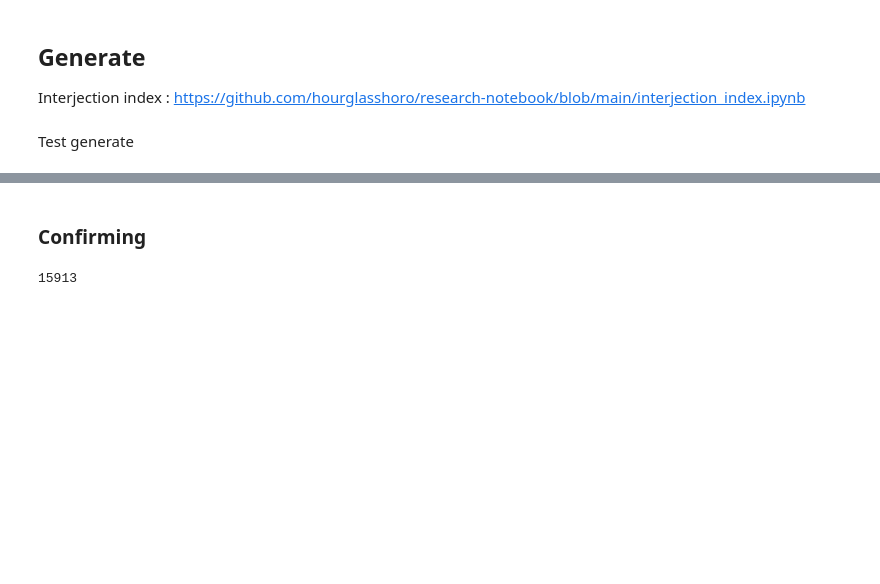
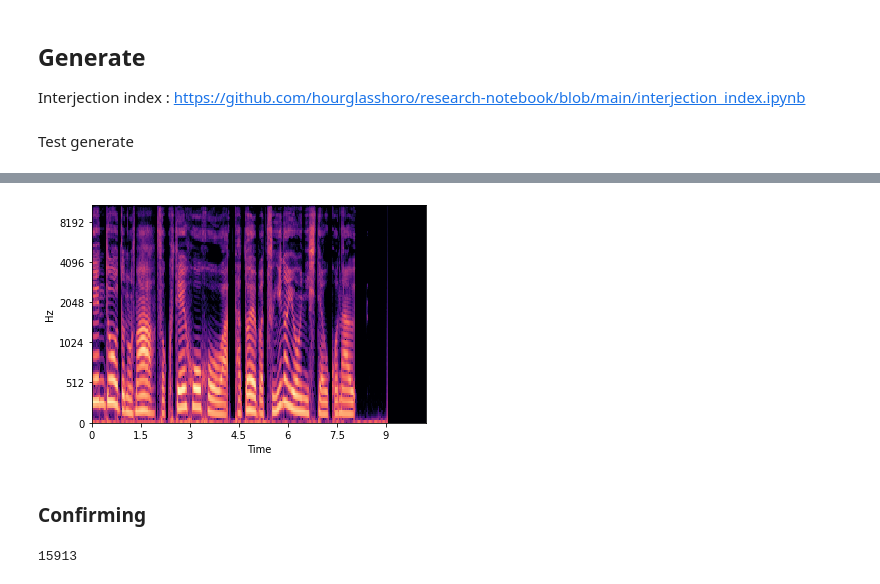
Before and after one commit to hourglasshoro/research-notebook, a Jupyter notebook: make_interjection_dataset.ipynb, the cells around one changed output, grey strips where cells are left out. Saved outputs shown, nothing was run; the diff lists cells and outputs as text; code cells hidden in the pictures; blank space fills up the shorter version.

```diff
--- a/make_interjection_dataset.ipynb
+++ b/make_interjection_dataset.ipynb
@@ -71,7 +73,7 @@ def find(condition):
     res, = np.nonzero(np.ravel(condition))
     return res
 
-def interjection(point: np.float32, wav: NDArray[Float32], sr: np.float32) -> (NDArray[Float32], np.int32, np.int32):
+def interjection(point: np.float32, wav: NDArray[Float32], silence: NDArray[Float32], sr: np.float32) -> (NDArray[Float32], np.int32, np.int32):
   """
   言い淀みの挿入ポイントに対して1〜３個の言い淀みを合成して挿入する
 
@@ -81,6 +83,8 @@ def interjection(point: np.float32, wav: NDArray[Float32], sr: np.float32) -> (N
     言い淀みの挿入ポイント（秒数）
   wav : NDArray[Float32]
     合成する元のデータ
+  silence : NDArray[Float32]
+    合成する環境音データ
   sr : np.float32
     サンプルレート
 
@@ -120,7 +124,7 @@ def interjection(point: np.float32, wav: NDArray[Float32], sr: np.float32) -> (N
     inter_wav = np.append(inter_wav, iwav)
 
     # 無音
-    inter_wav = np.append(inter_wav,np.zeros(int(sr*random.uniform(0.01, 0.3))))
+    inter_wav = np.append(inter_wav,silence[:int(sr*random.uniform(0.01, 0.3))])
 
   output = np.append(output,inter_wav)
 
@@ -238,6 +242,8 @@ output_dir = '/content/dataset'
 interjection_dirs = ['a','ano','e','eto','ma']
 output_path = os.path.join(output_dir, 'interjection_data.csv')
 index = 0
+silence_path = os.path.join(base_dir,'interjection','silence.wav')
+silence, sr = librosa.load(silence_path, sr=SAMPLE_RATE)
 
 with open(output_path, 'w', encoding='UTF-8') as fcsv:
   for dir in dirs:
@@ -262,7 +268,7 @@ with open(output_path, 'w', encoding='UTF-8') as fcsv:
 
         for i, point in enumerate(injection_points):
           wav_file_name = data + '_' + str(i) +'.wav'
-          output, start, end = interjection(point, wav, sr)
+          output, start, end = interjection(point, wav, silence, sr)
           writer.writerow({'id': index, 'wav': wav_file_name, 'start': start, 'end': end})
 
           wav_file_name = os.path.join(output_dir,'wav',wav_file_name)
@@ -273,7 +279,7 @@ with open(output_path, 'w', encoding='UTF-8') as fcsv:
 Test generate
 # %%
 SAMPLE_RATE = 24000
-random.seed(0)
+random.seed(1)
 
 dirs = ['precedent130']
 base_dir = '/content/jsut_ver1.1'
@@ -281,7 +287,8 @@ output_dir = '/content/dataset'
 interjection_dirs = ['a','ano','e','eto','ma']
 output_path = os.path.join(output_dir, 'interjection_data.csv')
 index = 0
-
+silence_path = os.path.join(base_dir,'interjection','silence.wav')
+silence, sr = librosa.load(silence_path, sr=SAMPLE_RATE)
 
 dir = 'precedent130'
 data = "PRECEDENT130_001"
@@ -292,8 +299,8 @@ wav, sr = librosa.load(file_name, sr=SAMPLE_RATE)
 file_name = data + '.json'
 file_name = os.path.join(base_dir,dir,'json',file_name)
 injection_points = get_injection_point(file_name)
-point = injection_points[1]
-output, start, end = interjection(point, wav, sr)
+point = injection_points[0]
+output, start, end = interjection(point, wav, silence, sr)
 # %%
 IPython.display.Audio(data=output, rate=sr)
 # %% [output]
@@ -301,3 +310,16 @@ IPython.display.Audio(data=output, rate=sr)
+# %%
+frame = int(0.025*25000)
+overlap = int(0.010*25000)
+
+def show_stft(n_fft,hop_length,wav):
+    S = np.abs(librosa.stft(wav ,n_fft,hop_length))**2
+    melspec = librosa.feature.melspectrogram(S=S)
+    log_melspec = librosa.power_to_db(melspec)
+    librosa.display.specshow(log_melspec, sr=sr, x_axis='time', y_axis='mel')
+# %%
+show_stft(frame,overlap, output)
+# %% [output]
+[figure, added]
 # %% [markdown]
 ### Confirming
 # %%
```
Also changed, not shown: parts of 2 cells of this notebook.
